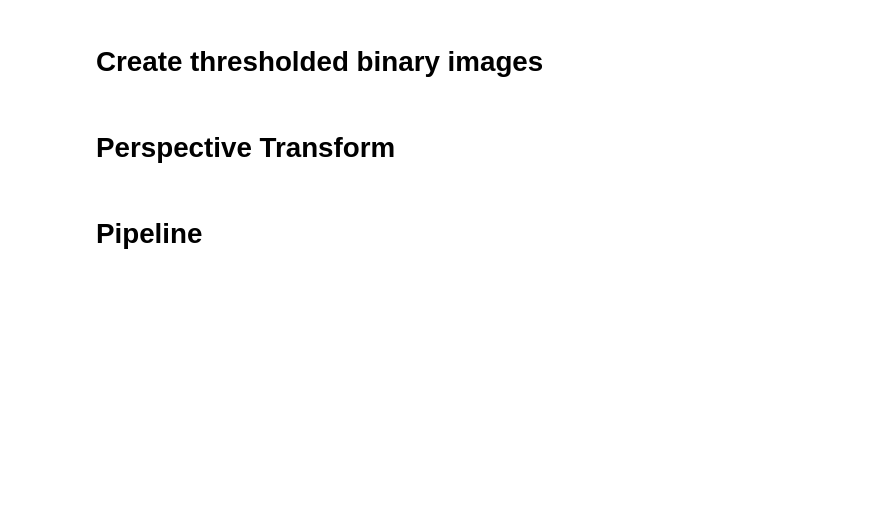
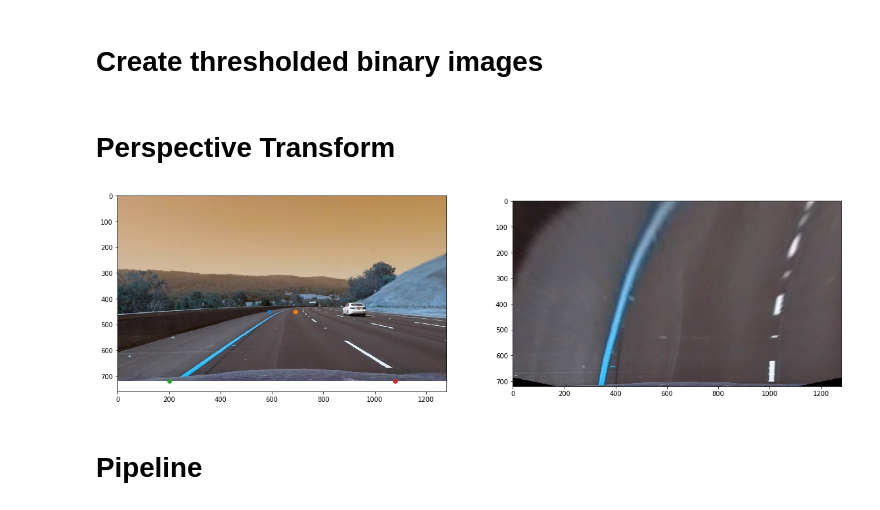
Before and after one commit to GarrisonJ/Lane-Detection-System, a Jupyter notebook: Lane-Detection-System.ipynb, the cells around one changed output. Drawn from its saved outputs; the diff is of its cells as text; code cells hidden in the pictures; blank space fills up the shorter version.

Commit message:
Tune perspective transform

```diff
--- a/Lane-Detection-System.ipynb
+++ b/Lane-Detection-System.ipynb
@@ -159,6 +159,42 @@ def transform_to_birds_eye(images):
         final_warped_images.append(warped)
 
     return final_warped_images
+# %%
+def transform_single(img):
+    height, width, _= img.shape
+    src_points = np.array([[
+        ((width/2)-50, (height/2)+90), # Top Left
+        ((width/2)+50, (height/2)+90), # Top Right
+        (200, height),                 # Bottom Left
+        (width-200, height),           # Bottom Right
+
+    ]], dtype=np.float32)
+
+    dst_points = np.array([[
+        ((width/4), 0),        # Top Left
+        ((width/4)*3, 0),      # Top Right
+        ((width/4), height),   # Bottom Left
+        ((width/4)*3, height), # Bottom Right
+    ]], dtype=np.float32)
+
+    M = cv2.getPerspectiveTransform(src_points, dst_points)
+    warped = cv2.warpPerspective(img, M, (width, height))
+
+
+    f = plt.figure(figsize=(20,10))
+    f.add_subplot(1, 2, 1)
+    plt.imshow(img)
+    for p in src_points[0]:
+        plt.scatter(p[0], p[1])
+
+    f.add_subplot(1, 2, 2)
+    plt.imshow(warped)
+    plt.show(block=True)
+
+
+transform_single(undistorted_images[4])
+# %% [output]
+[figure, added]
 # %% [markdown]
 # Pipeline
 # %% [markdown]
```
Also changed, not shown: parts of 2 cells of this notebook.
